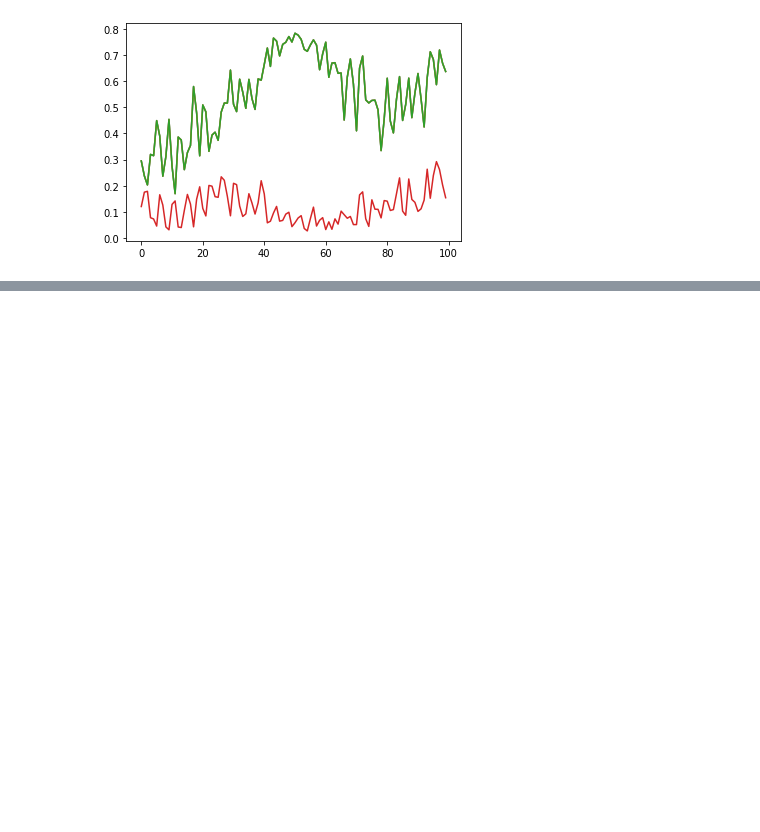
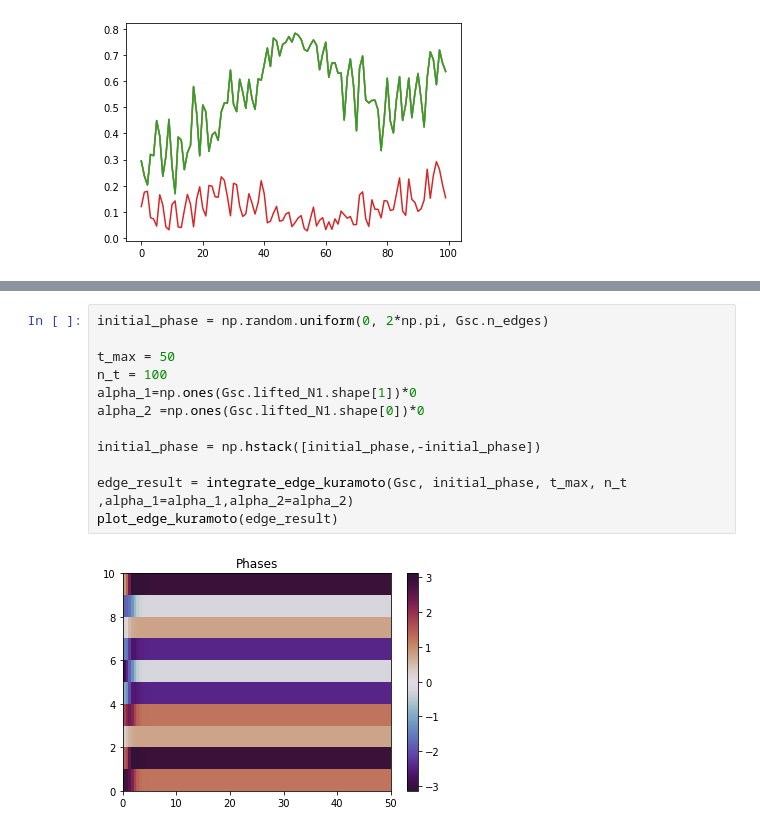
Before and after one commit to arnaudon/simplicial-kuramoto, a Jupyter notebook: notebooks/Edge_Kuramoto_simple_examples.ipynb, the cells around one changed output, grey strips where cells are left out. Cells and saved outputs as stored; diff of their text form; blank space fills up the shorter version.

```diff
--- a/notebooks/Edge_Kuramoto_simple_examples.ipynb
+++ b/notebooks/Edge_Kuramoto_simple_examples.ipynb
@@ -193,0 +168,14 @@ plt.show()
+# %%
+initial_phase = np.random.uniform(0, 2*np.pi, Gsc.n_edges)
+
+t_max = 50
+n_t = 100
+alpha_1=np.ones(Gsc.lifted_N1.shape[1])*0
+alpha_2 =np.ones(Gsc.lifted_N1.shape[0])*0
+
+initial_phase = np.hstack([initial_phase,-initial_phase])
+
+edge_result = integrate_edge_kuramoto(Gsc, initial_phase, t_max, n_t ,alpha_1=alpha_1,alpha_2=alpha_2)
+plot_edge_kuramoto(edge_result)
+# %% [output]
+[figure, added]
```
Also changed, not shown: parts of 13 cells of this notebook.
